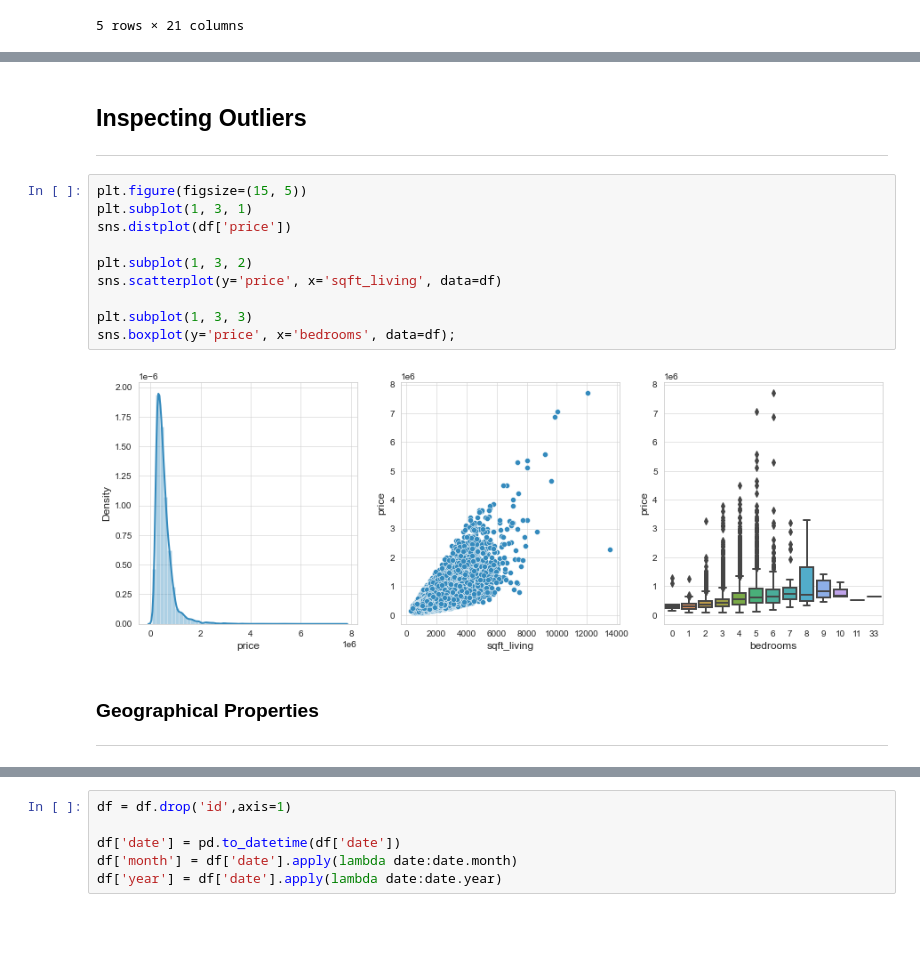
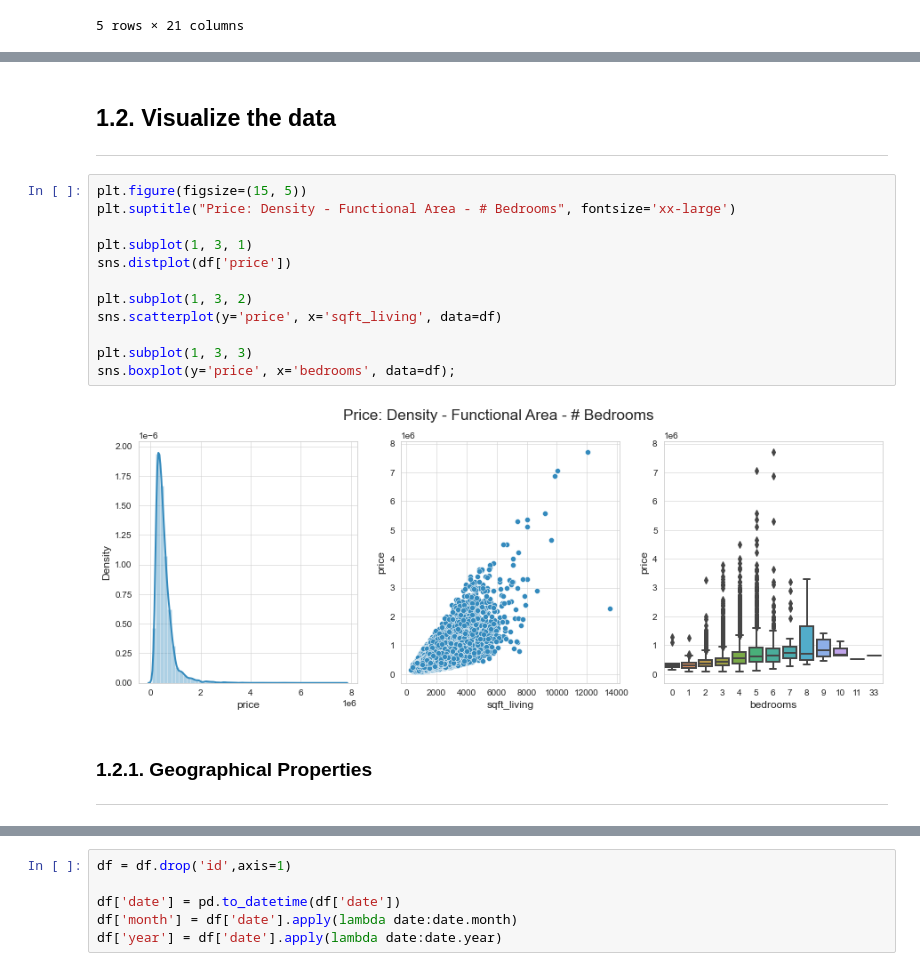
Before and after one commit to nw-kusuma/Big-Data-Class, a Jupyter notebook: BD08-ANN/HousesPrices-ANNs.ipynb, the cells around one changed output, grey strips where cells are left out. Cells and saved outputs as stored; diff of their text form; blank space fills up the shorter version.

```diff
--- a/BD08-ANN/HousesPrices-ANNs.ipynb
+++ b/BD08-ANN/HousesPrices-ANNs.ipynb
@@ -109,20 +113,22 @@ df.describe().T
-# %% [markdown]
-## Inspecting Outliers
-***
+# %% [markdown]
+## 1.2. Visualize the data
+***
 # %%
 plt.figure(figsize=(15, 5))
+plt.suptitle("Price: Density - Functional Area - # Bedrooms", fontsize='xx-large')
+
 plt.subplot(1, 3, 1)
 sns.distplot(df['price'])
 
 plt.subplot(1, 3, 2)
 sns.scatterplot(y='price', x='sqft_living', data=df)
 
 plt.subplot(1, 3, 3)
 sns.boxplot(y='price', x='bedrooms', data=df);
 # %% [output]
-[figure, old version]
+[figure, new version]
 # %% [markdown]
-### Geographical Properties
+### 1.2.1. Geographical Properties
 ***
 # %%
 plt.figure(figsize=(15,5))
```
Also changed, not shown: parts of 34 cells of this notebook.
